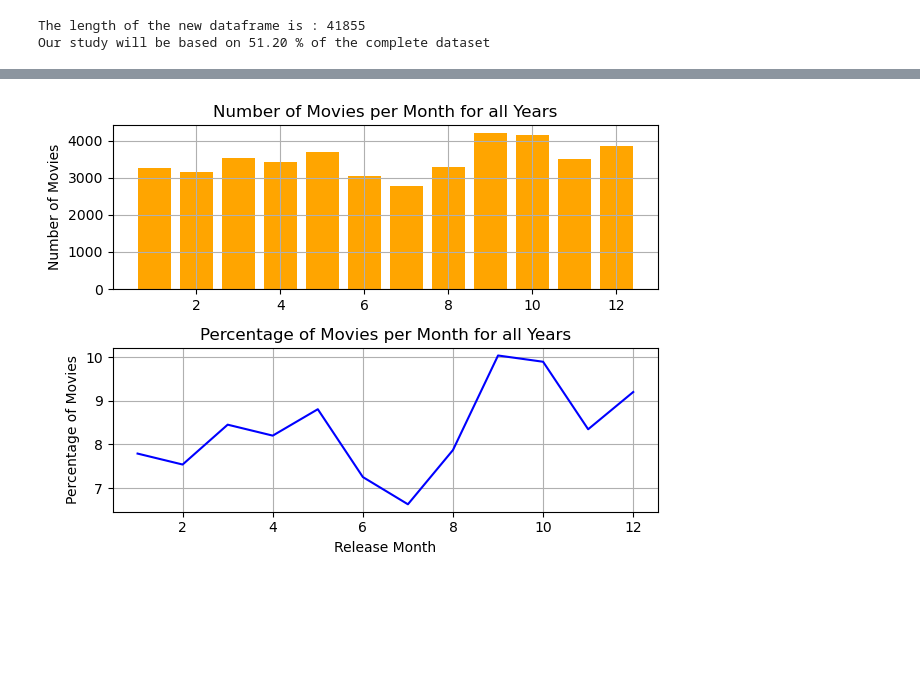
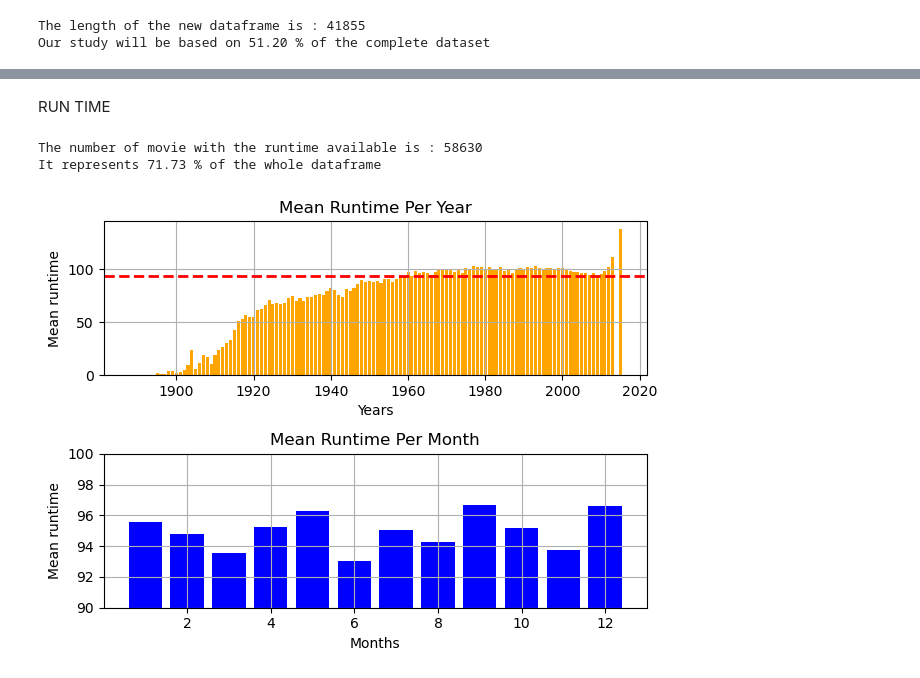
Before and after one commit to epfl-ada/ada-2023-project-dat4k, a Jupyter notebook: missingdate.ipynb, the cells around one changed output, grey strips where cells are left out. Cells and saved outputs as stored; diff of their text form; code cells hidden in the pictures; blank space fills up the shorter version.

```diff
--- a/missingdate.ipynb
+++ b/missingdate.ipynb
@@ -148,26 +212,46 @@ Our study will be based on 51.20 % of the complete dataset
+# %% [markdown]
+RUN TIME
+# %%
+dataframe3 = dataframe2.copy(deep = True)
+dataframe3 = dataframe3.dropna(subset=['Movie runtime'])
+
+print(f"The number of movie with the runtime available is : {len(dataframe3)}\nIt represents {len(dataframe3)*100/len(dataframe):.2f} % of the whole dataframe")
+# %% [output]
+The number of movie with the runtime available is : 58630
+It represents 71.73 % of the whole dataframe
+# %%
+dataframe3['Movie runtime'] = pd.to_numeric(dataframe3['Movie runtime'], errors='raise')
+
+dataframe3 = dataframe3[dataframe3['Movie runtime'] <= 500] #Erreur sur la première valeur avec une année de 1010
 # %%
-# Counting number of movie per year
-film_counts_month = df2['Movie release Month'].value_counts().sort_index()
+##RUN TIME FOR ALL YEARS
+
+mean_runtime = dataframe3['Movie runtime'].mean()
+mean_runtime_per_year = dataframe3.groupby('Movie release Year')['Movie runtime'].mean()
+mean_runtime_per_month = df2.groupby('Movie release Month')['Movie runtime'].mean()
 
 # Create the first subplot for the bar plot
 plt.subplot(2, 1, 1)
-plt.bar(film_counts_month.index, film_counts_month.values, color='orange')
-plt.title('Number of Movies per Month for all Years')
-plt.ylabel('Number of Movies')
+plt.bar(mean_runtime_per_year.index, mean_runtime_per_year.values, color='orange')
+plt.axhline(mean_runtime, color='red', linestyle='dashed', linewidth=2, label='Overall Mean Runtime')
+plt.title('Mean Runtime Per Year')
+plt.xlabel('Years')
+plt.ylabel('Mean runtime')
 plt.grid()
 
 # Create the second subplot for the line plot
 plt.subplot(2, 1, 2)
-plt.plot(film_counts_month.index, film_counts_month.values * 100 / film_counts_month.values.sum(), color='blue')
-plt.title('Percentage of Movies per Month for all Years')
-plt.xlabel('Release Month')
-plt.ylabel('Percentage of Movies')
+plt.bar(mean_runtime_per_month.index, mean_runtime_per_month.values, color='blue')
+plt.title('Mean Runtime Per Month')
+plt.xlabel('Months')
+plt.ylabel('Mean runtime')
+plt.ylim(90, 100)
 plt.grid()
 
 # Adjust layout
 plt.tight_layout()
 
 # Show the plots
 plt.show()
 # %% [output]
-[figure, old version]
+[figure, new version]
```
Also changed, not shown: parts of 6 cells of this notebook.
